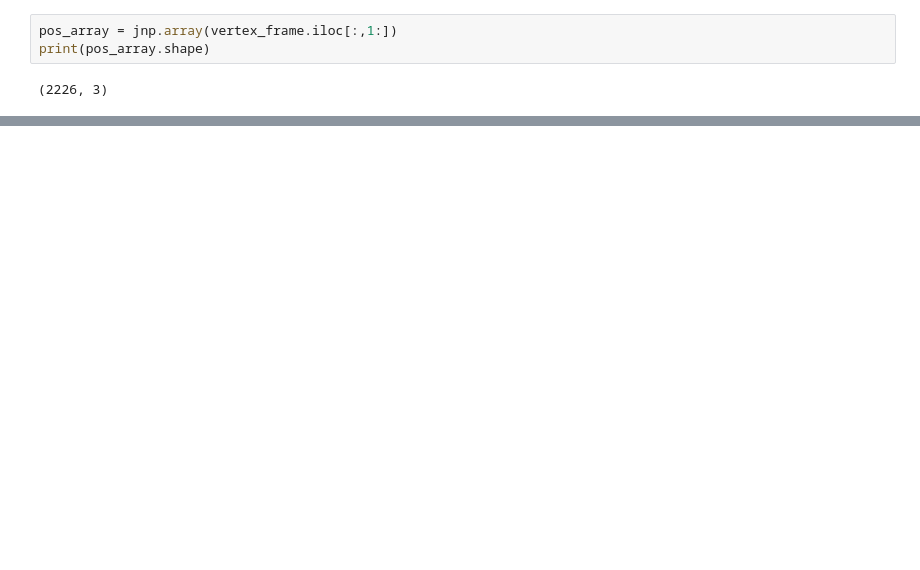
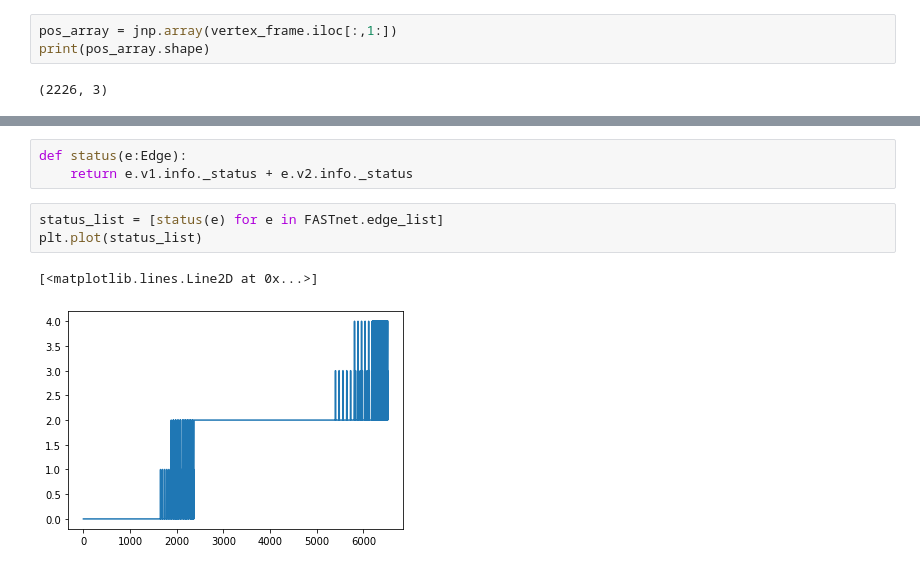
Before and after one commit to Roy-Kid/jax-in-practice, a Jupyter notebook: code/chapter10/main.ipynb, the cells around one changed output, grey strips where cells are left out. Cells and saved outputs as stored; diff of their text form; blank space fills up the shorter version.

```diff
--- a/code/chapter10/main.ipynb
+++ b/code/chapter10/main.ipynb
@@ -518,3 +609,12 @@ for v in vertex_list_working:
+# %%
+def status(e:Edge):
+    return e.v1.info._status + e.v2.info._status
+# %%
+status_list = [status(e) for e in FASTnet.edge_list]
+plt.plot(status_list)
+# %% [output]
+[<matplotlib.lines.Line2D at 0x...>]
+[figure, added]
 # %%
 !pip install openpyxl
 # %% [output]
```
Also changed, not shown: parts of 20 cells of this notebook, 1 other file.
